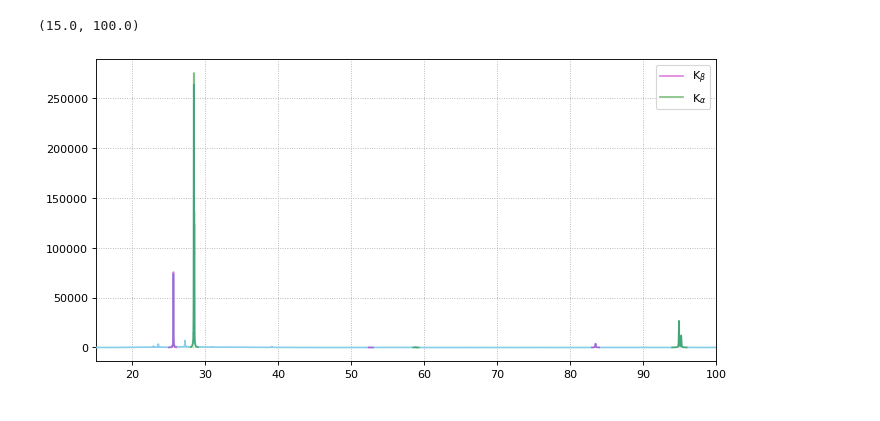
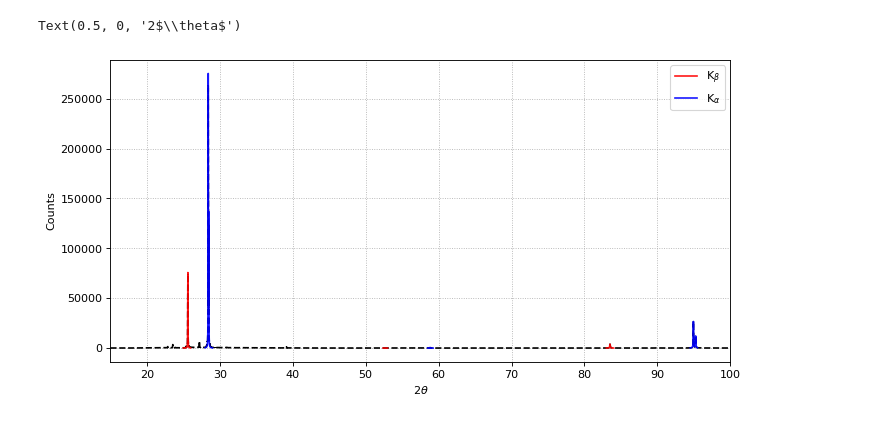
Before and after one commit to Friedrich-Jahns/Fortgeschrittenen-Praktikum-Physik, a Jupyter notebook: voigt_fit_30_15_ohne.ipynb, the cells around one changed output. Cells and saved outputs as stored; diff of their text form; code cells hidden in the pictures.

```diff
--- a/voigt_fit_30_15_ohne.ipynb
+++ b/voigt_fit_30_15_ohne.ipynb
@@ -173,21 +158,23 @@ pars_voigt["scale2"].set(15000)
 #Fitten
 out_voigt = model_voigt.fit(data[1,5200:5467],x=data[0,5200:5467],params=pars_voigt,weights=1/data[2,5200:5467],nan_policy='propagate')
 a3f=out_voigt.fit_report()
-a3p=np.array([np.arange(94,96,0.001),out_voigt.eval(x=np.arange(94,96,0.001))])
+a3p=np.array([np.arange(94.5,95.5,0.001),out_voigt.eval(x=np.arange(94.5,95.5,0.001))])
 # %%
 
 fig = plt.figure(figsize=(10,5),dpi=80,linewidth=50)
-plt.errorbar(data[0],data[1],yerr=data[2],zorder=5,mfc='black',c='skyblue')
-plt.plot(b1p[0],b1p[1],zorder=10,label='K'r'$_\beta$',color='m',alpha=0.5)
-plt.plot(a1p[0],a1p[1],zorder=10,label='K'r'$_\alpha$',color='g',alpha=0.5)
-plt.plot(b2p[0],b2p[1],zorder=10,color='m',alpha=0.5)
-plt.plot(a2p[0],a2p[1],zorder=10,color='g',alpha=0.5)
-plt.plot(b3p[0],b3p[1],zorder=10,color='m',alpha=0.5)
-plt.plot(a3p[0],a3p[1],zorder=10,color='g',alpha=0.5)
+plt.errorbar(data[0],data[1],yerr=data[2],zorder=5,mfc='black',color='k',linestyle='--')
+plt.plot(b1p[0],b1p[1],zorder=10,label='K'r'$_\beta$',color='r',alpha=0.9)
+plt.plot(a1p[0],a1p[1],zorder=10,label='K'r'$_\alpha$',color='b',alpha=0.9)
+plt.plot(b2p[0],b2p[1],zorder=10,color='r',alpha=0.9)
+plt.plot(a2p[0],a2p[1],zorder=10,color='b',alpha=0.9)
+plt.plot(b3p[0],b3p[1],zorder=10,color='r',alpha=0.9)
+plt.plot(a3p[0],a3p[1],zorder=10,color='b',alpha=0.9)
 
 plt.legend()
 plt.grid(axis='both',linestyle=':')
 plt.xlim(15,100)
+plt.ylabel("Counts")
+plt.xlabel("2"r"$\theta$")
 # %% [output]
-(15.0, 100.0)
+Text(0.5, 0, '2$\\theta$')
-[figure, old version]
+[figure, new version]
```
Also changed, not shown: parts of 4 cells of this notebook, 1 other file.
